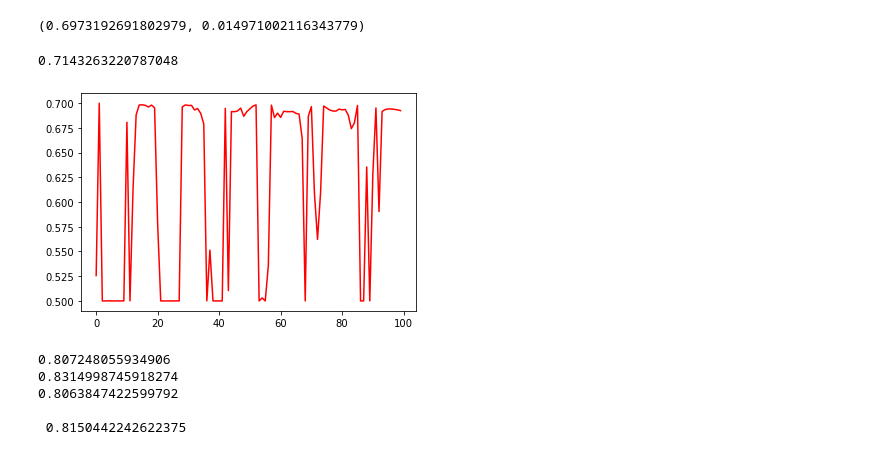
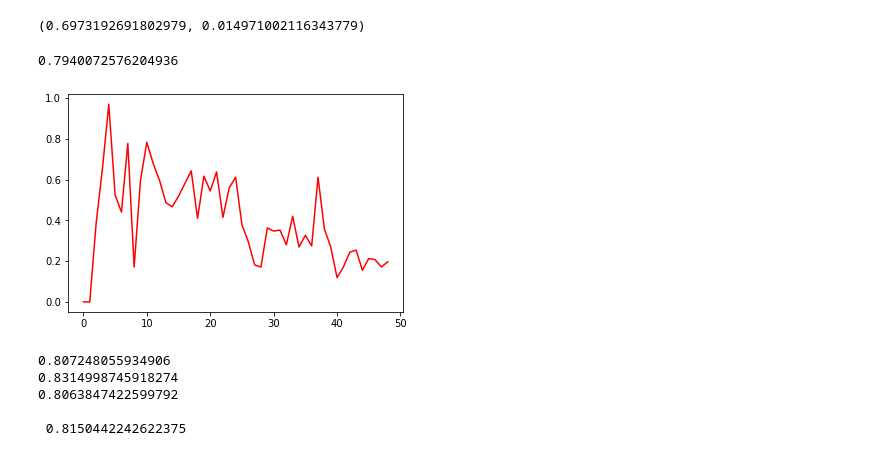
Before and after one commit to KornelBl/Melanoma-Classificator, a Jupyter notebook: analysis.ipynb, the cells around one changed output. Saved outputs shown, nothing was run; the diff lists cells and outputs as text; code cells hidden in the pictures.

```diff
--- a/analysis.ipynb
+++ b/analysis.ipynb
@@ -75,6 +75,6 @@ means
         0.70867153, 0.71208109, 0.71356473, 0.71159806, 0.71257792,
         0.71311222, 0.71388141, 0.71364476, 0.70815766, 0.71432632])}
 # %%
-log_path2 = r'logs\FINAL_7_EffN0_3e-06-0.0001_256_20_11_2020_13_25'
+log_path2 = r'logs\FINAL15fold_4_EffN0_3e-06-0.0001_256_21_11_2020_14_47'
 logs2 = get_logs_pickle(log_path2)
 means2 = get_means_limited(logs2)
@@ -92,20 +111,20 @@ log_path3 = r'logs\FINAL15fold_3_EffN0_3e-06-0.0001_256_21_11_2020_18_19'
 logs3 = get_logs_pickle(log_path3)
 means3 = get_means_limited(logs3)
 # %%
-i=0
+i=1
 max = 100
 plt.ylim()
 #plt.plot(means['auc'])
 #plt.plot(logs2['auc'][i])
-plt.plot(logs2['val_auc'][i],'r')
+plt.plot(logs2['val_recall'][i],'r')
 #plt.plot(logs2['auc'][i],'g')
 #plt.plot(logs3['val_auc'][i])
 #plt.plot(logs3['auc'][i])
-np.max(means['val_auc'])
+np.max(means2['val_auc'])
 #means3["val_auc"][40]
 # %% [output]
-0.7143263220787048
+0.7940072576204936
-[figure, old version]
+[figure, new version]
 # %%
 suma = 0
 k = 3
```
Also changed, not shown: parts of 1 cell of this notebook, 2 other files.
